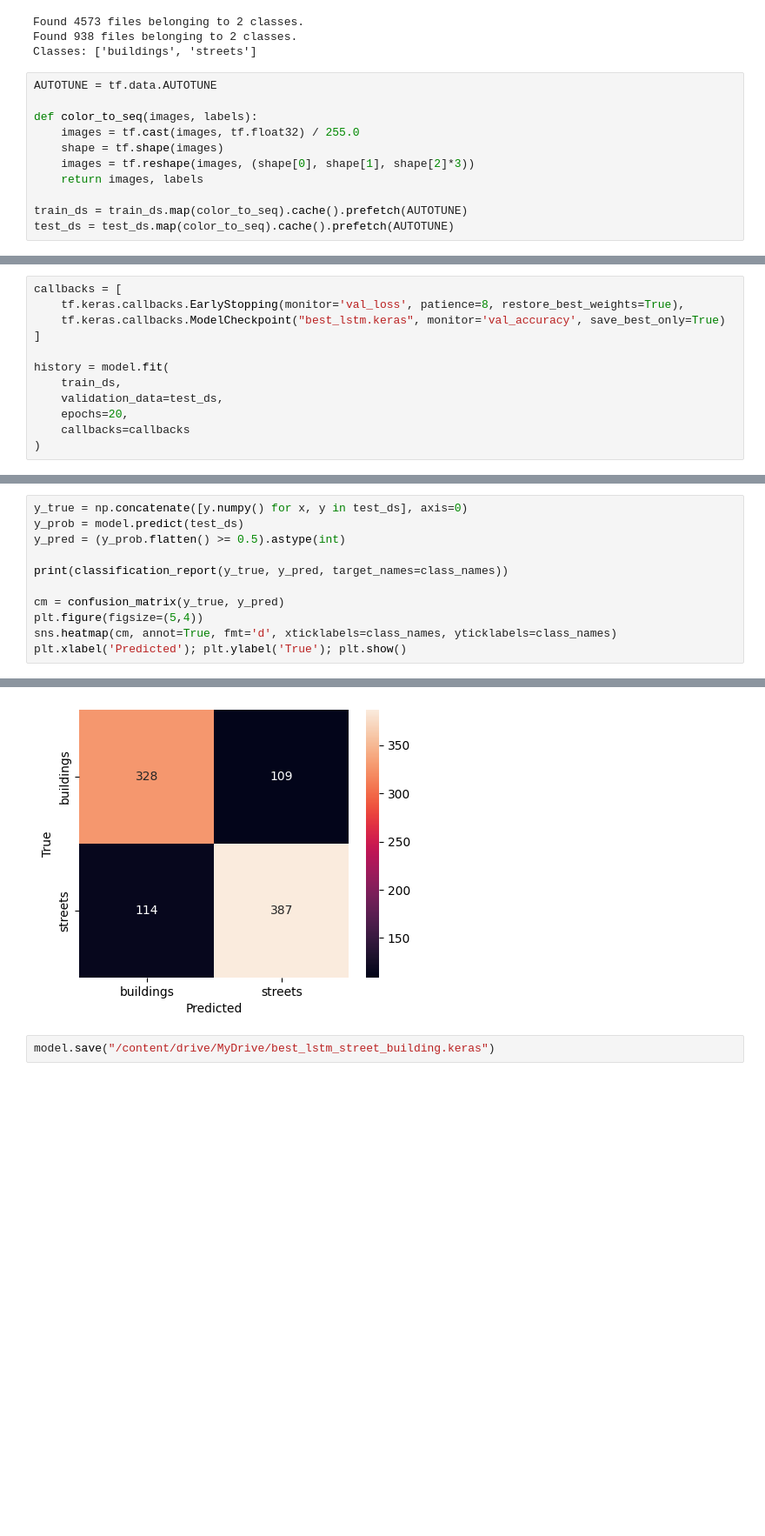
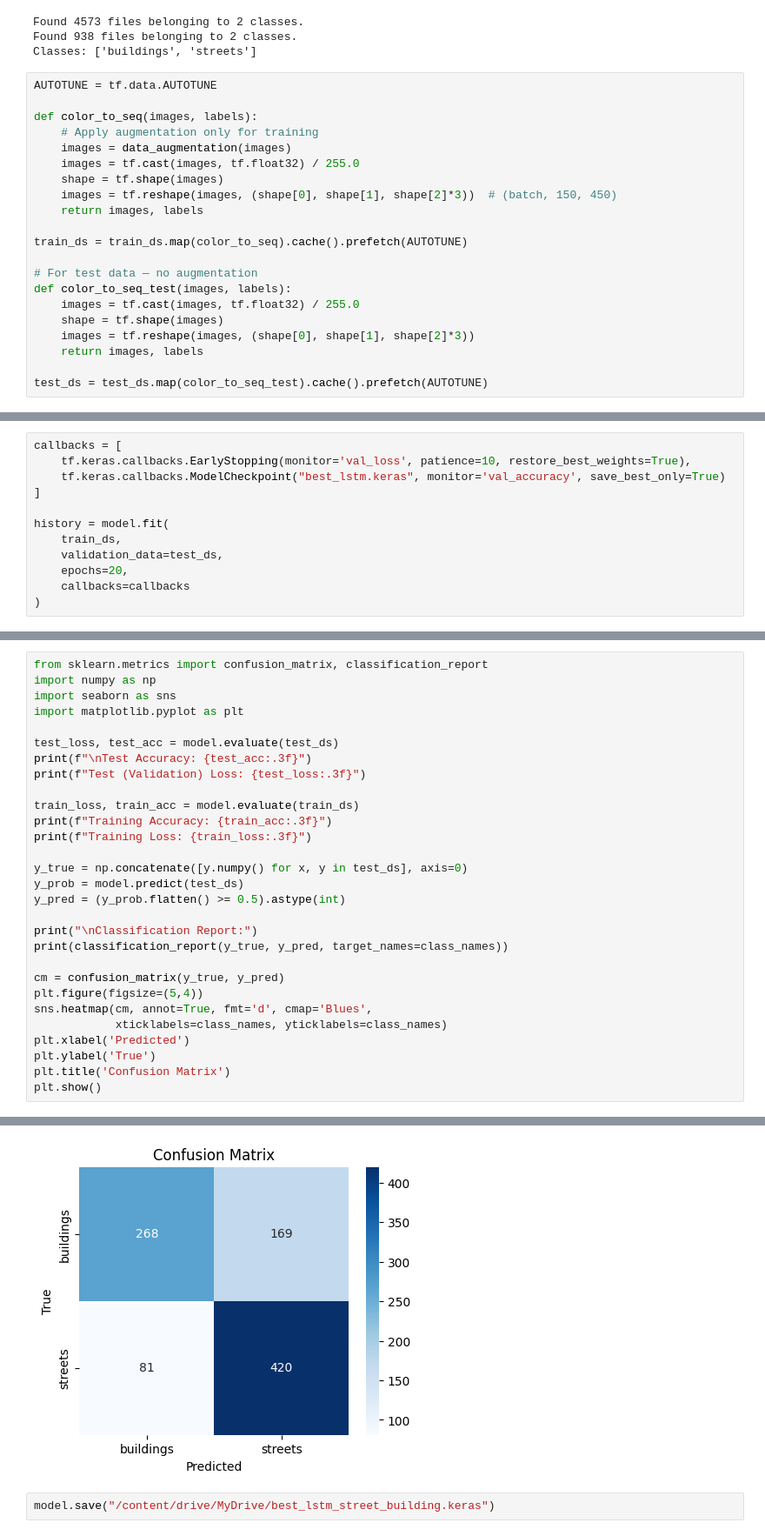
Before and after one commit to KavindaKGD/DL_Final_Assignment, a Jupyter notebook: LSTM_Image_Classification.ipynb, the cells around one changed output, grey strips where cells are left out. Shown at 87% size. Drawn from its saved outputs; the diff is of its cells as text; blank space fills up the shorter version.

```diff
--- a/LSTM_Image_Classification.ipynb
+++ b/LSTM_Image_Classification.ipynb
@@ -109,13 +119,23 @@ Classes: ['buildings', 'streets']
 AUTOTUNE = tf.data.AUTOTUNE
 
 def color_to_seq(images, labels):
+    # Apply augmentation only for training
+    images = data_augmentation(images)
+    images = tf.cast(images, tf.float32) / 255.0
+    shape = tf.shape(images)
+    images = tf.reshape(images, (shape[0], shape[1], shape[2]*3))  # (batch, 150, 450)
+    return images, labels
+
+train_ds = train_ds.map(color_to_seq).cache().prefetch(AUTOTUNE)
+
+# For test data — no augmentation
+def color_to_seq_test(images, labels):
     images = tf.cast(images, tf.float32) / 255.0
     shape = tf.shape(images)
     images = tf.reshape(images, (shape[0], shape[1], shape[2]*3))
     return images, labels
 
-train_ds = train_ds.map(color_to_seq).cache().prefetch(AUTOTUNE)
-test_ds = test_ds.map(color_to_seq).cache().prefetch(AUTOTUNE)
+test_ds = test_ds.map(color_to_seq_test).cache().prefetch(AUTOTUNE)
 # %%
 from tensorflow.keras import layers, models, Input
 
@@ -154,7 +174,7 @@ Model: "functional_4"
  Non-trainable params: 0 (0.00 B)
 # %%
 callbacks = [
-    tf.keras.callbacks.EarlyStopping(monitor='val_loss', patience=8, restore_best_weights=True),
+    tf.keras.callbacks.EarlyStopping(monitor='val_loss', patience=10, restore_best_weights=True),
     tf.keras.callbacks.ModelCheckpoint("best_lstm.keras", monitor='val_accuracy', save_best_only=True)
 ]
 
@@ -211,12 +261,30 @@ Test Accuracy: 0.762
 # %%
+from sklearn.metrics import confusion_matrix, classification_report
+import numpy as np
+import seaborn as sns
+import matplotlib.pyplot as plt
+
+test_loss, test_acc = model.evaluate(test_ds)
+print(f"\nTest Accuracy: {test_acc:.3f}")
+print(f"Test (Validation) Loss: {test_loss:.3f}")
+
+train_loss, train_acc = model.evaluate(train_ds)
+print(f"Training Accuracy: {train_acc:.3f}")
+print(f"Training Loss: {train_loss:.3f}")
+
 y_true = np.concatenate([y.numpy() for x, y in test_ds], axis=0)
 y_prob = model.predict(test_ds)
 y_pred = (y_prob.flatten() >= 0.5).astype(int)
 
+print("\nClassification Report:")
 print(classification_report(y_true, y_pred, target_names=class_names))
 
 cm = confusion_matrix(y_true, y_pred)
 plt.figure(figsize=(5,4))
-sns.heatmap(cm, annot=True, fmt='d', xticklabels=class_names, yticklabels=class_names)
-plt.xlabel('Predicted'); plt.ylabel('True'); plt.show()
+sns.heatmap(cm, annot=True, fmt='d', cmap='Blues',
+            xticklabels=class_names, yticklabels=class_names)
+plt.xlabel('Predicted')
+plt.ylabel('True')
+plt.title('Confusion Matrix')
+plt.show()
 # %% [output]
@@ -232,4 +309,4 @@ weighted avg       0.76      0.76      0.76       938
-[figure, old version]
+[figure, new version]
 # %%
 model.save("/content/drive/MyDrive/best_lstm_street_building.keras")
 # %%
```
Also changed, not shown: parts of 13 cells of this notebook.
